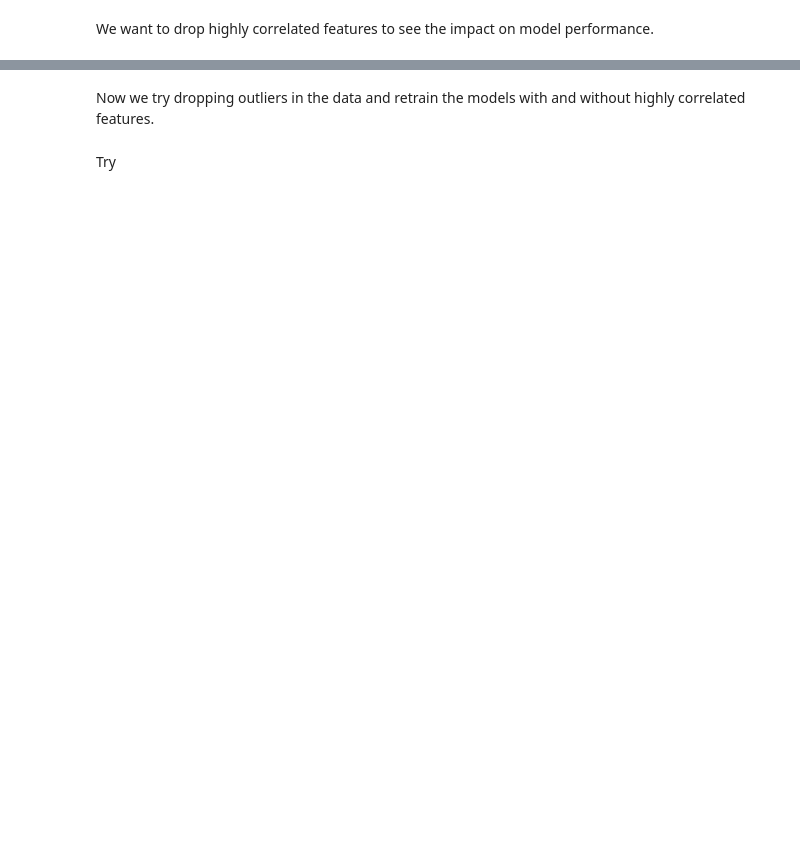
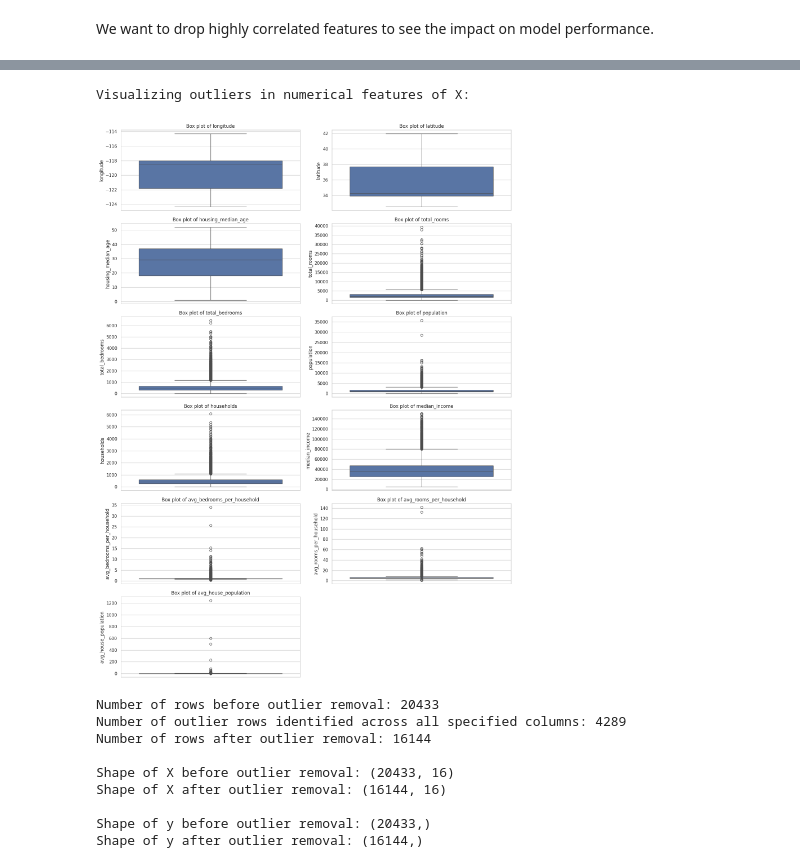
Before and after one commit to SnehaBinu-25/California-Housing-Project, a Jupyter notebook: CaliforniaHousing.ipynb, the cells around one changed output, grey strips where cells are left out. Cells and saved outputs as stored; diff of their text form; code cells hidden in the pictures; blank space fills up the shorter version.

```diff
--- a/CaliforniaHousing.ipynb
+++ b/CaliforniaHousing.ipynb
@@ -226,0 +239,8 @@ Coastal properties generally have larger median house value compared to inland p
+# %%
+from sklearn.linear_model import LinearRegression, Ridge, Lasso
+
+linear_models = {
+    "Linear Regression": LinearRegression(),
+    "Ridge Regression": Ridge(random_state=42, max_iter=5000),
+    "Lasso Regression": Lasso(random_state=42, max_iter=5000)
+}
@@ -257,7 +275,7 @@ def fit_train(X, y, models):
 X = df.drop('median_house_value', axis=1)
 y = df['median_house_value']
 
-fit_train(X,y,models)
+fit_train(X,y, linear_models)
 # %% [output]
 Model                | RMSE       | R² Score
 ---------------------------------------------
@@ -268,7 +286,7 @@ Random Forest        | 51269.0804     | 0.8078
 We want to drop highly correlated features to see the impact on model performance.
 # %%
 X_c = df.drop(['total_rooms', 'avg_bedrooms_per_household', 'population', 'median_house_value'], axis=1)
-fit_train(X_c,y,models)
+fit_train(X_c,y,linear_models)
 # %% [output]
 Model                | RMSE       | R² Score
 ---------------------------------------------
@@ -280,4 +296,63 @@ We see minor improvements in RMSE and R2 score.
-# %% [markdown]
-Now we try dropping outliers in the data and retrain the models with and without highly correlated features.
-# %% [markdown]
-Try
+# %%
+# Identify numerical columns in X for outlier visualization and removal
+numerical_cols = [
+    'longitude', 'latitude', 'housing_median_age', 'total_rooms', 'total_bedrooms',
+    'population', 'households', 'median_income', 'avg_bedrooms_per_household',
+    'avg_rooms_per_household', 'avg_house_population'
+]
+
+print("Visualizing outliers in numerical features of X:")
+plt.figure(figsize=(15, 20))
+for i, col in enumerate(numerical_cols):
+    plt.subplot(6, 2, i + 1) # Arrange plots in a grid
+    sns.boxplot(y=df[col]) # Using df[col] to access the original data for plotting
+    plt.title(f'Box plot of {col}')
+plt.tight_layout()
+plt.show()
+
+# Function to remove outliers using the IQR method
+def remove_outliers_iqr(df_input, columns):
+    df_out = df_input.copy()
+    outlier_indices = np.array([])
+    for col in columns:
+        Q1 = df_out[col].quantile(0.25)
+        Q3 = df_out[col].quantile(0.75)
+        IQR = Q3 - Q1
+        lower_bound = Q1 - 1.5 * IQR
+        upper_bound = Q3 + 1.5 * IQR
+        # Identify indices of outliers for the current column
+        outliers = df_out[(df_out[col] < lower_bound) | (df_out[col] > upper_bound)].index
+        outlier_indices = np.concatenate((outlier_indices, outliers))
+
+    # Get unique outlier indices to avoid dropping rows multiple times
+    outlier_indices = np.unique(outlier_indices).astype(int)
+
+    print(f"Number of rows before outlier removal: {len(df_out)}")
+    print(f"Number of outlier rows identified across all specified columns: {len(outlier_indices)}")
+    df_out = df_out.drop(outlier_indices)
+    print(f"Number of rows after outlier removal: {len(df_out)}")
+    return df_out
+
+# Create a new DataFrame without outliers based on the numerical features of X
+df_no_outliers = remove_outliers_iqr(df, numerical_cols)
+
+# Prepare X and y from the new DataFrame without outliers
+X_no_outliers = df_no_outliers.drop('median_house_value', axis=1)
+y_no_outliers = df_no_outliers['median_house_value']
+
+print("\nShape of X before outlier removal:", X.shape)
+print("Shape of X after outlier removal:", X_no_outliers.shape)
+print("\nShape of y before outlier removal:", y.shape)
+print("Shape of y after outlier removal:", y_no_outliers.shape)
+# %% [output]
+Visualizing outliers in numerical features of X:
+[figure, added]
+Number of rows before outlier removal: 20433
+Number of outlier rows identified across all specified columns: 4289
+Number of rows after outlier removal: 16144
+
+Shape of X before outlier removal: (20433, 16)
+Shape of X after outlier removal: (16144, 16)
+
+Shape of y before outlier removal: (20433,)
+Shape of y after outlier removal: (16144,)
```
Also changed, not shown: parts of 17 cells of this notebook.
